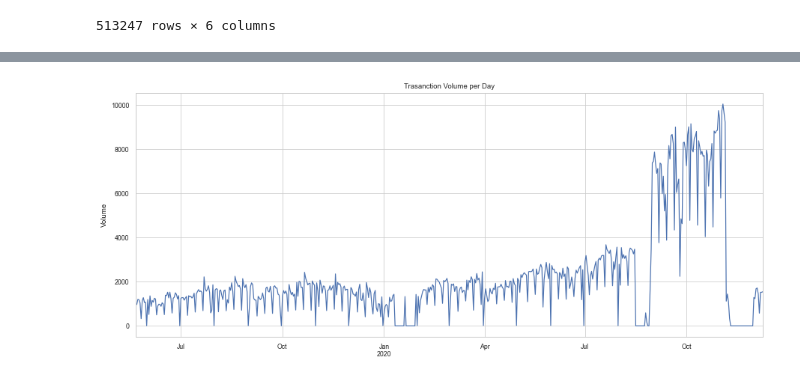
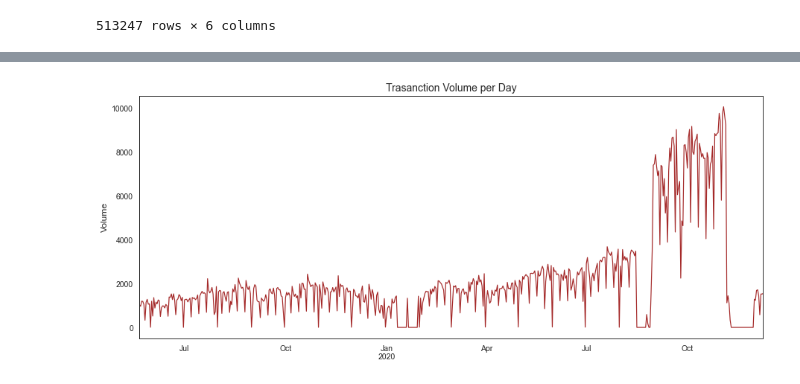
Before and after one commit to tahheel/V-Internship, a Jupyter notebook: Week 2/Damilola_week2.ipynb, the cells around one changed output, grey strips where cells are left out. Cells and saved outputs as stored; diff of their text form; code cells hidden in the pictures.

```diff
--- a/Week 2/Damilola_week2.ipynb
+++ b/Week 2/Damilola_week2.ipynb
@@ -23,7 +23,8 @@ import datetime as dt
 
 import seaborn as sns
 sns.set_theme(context='paper',
-              style='whitegrid')
+              style='white',
+             font_scale=1.2)
 
 import matplotlib.pyplot as plt
 %matplotlib inline
@@ -125,13 +135,12 @@ data
 # %%
 # trend in transaction volume over the period
-def plot_data():
-    data.txn_volume.resample('D').sum().plot(figsize=(15,6))
-    plt.title('Trasanction Volume per Day')
-    plt.ylabel('Volume')
+def plot_day():
+    data.txn_volume.resample('D').sum().plot(figsize=(15,6), color='brown')
+    plt.title('Trasanction Volume per Day',  fontsize=14)
+    plt.ylabel('Volume', fontsize=12)
     plt.show()
 # %%
 # plot showing the seasional behaviour of users over the period
-
-plot_data()
+plot_day()
 # %% [output]
-[figure, old version]
+[figure, new version]
```
Also changed, not shown: parts of 19 cells of this notebook.
